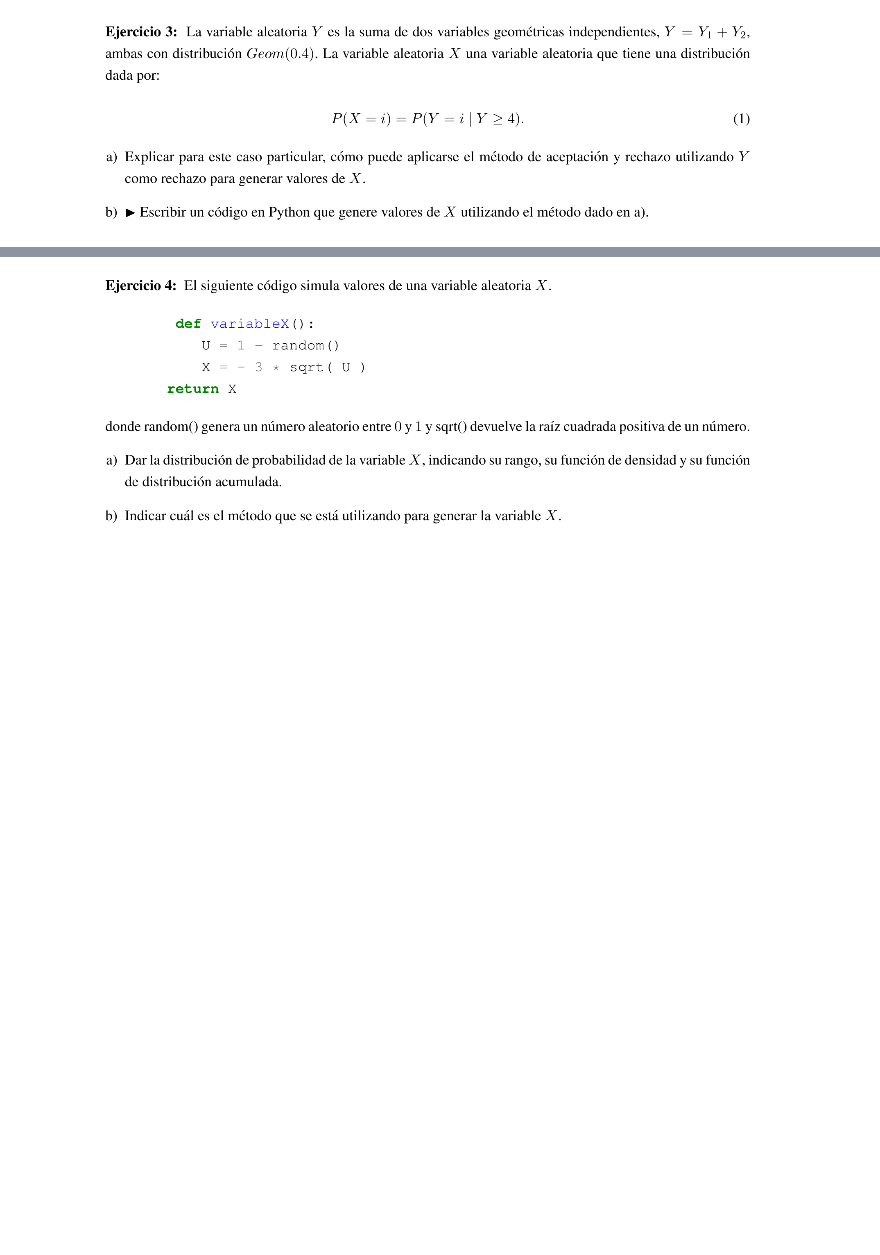
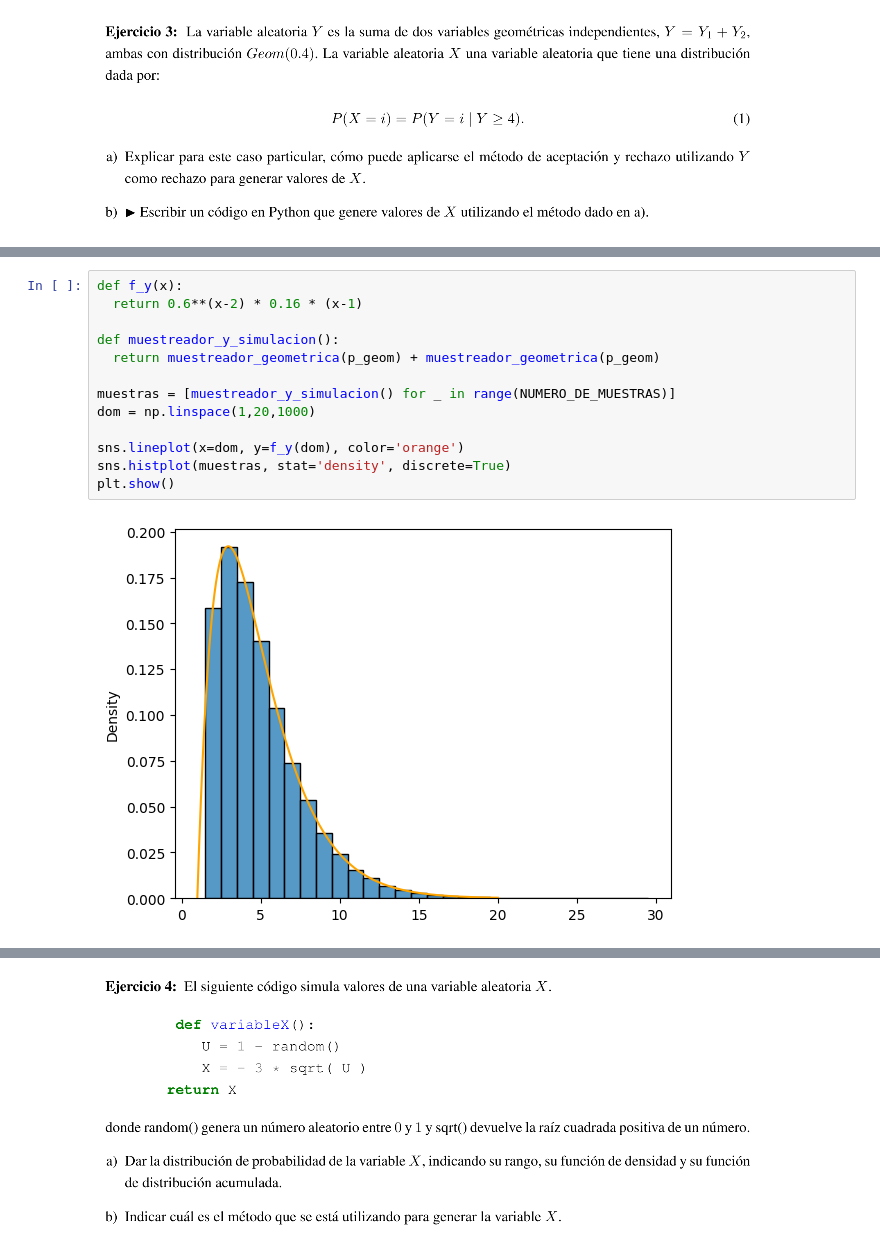
Before and after one commit to vmatiasw/modelos_y_simulacion, a Jupyter notebook: Parcial_2_2023_06_22.ipynb, the cells around one changed output, grey strips where cells are left out. Saved outputs shown, nothing was run; the diff lists cells and outputs as text; blank space fills up the shorter version.

```diff
--- a/Parcial_2_2023_06_22.ipynb
+++ b/Parcial_2_2023_06_22.ipynb
@@ -116,0 +134,15 @@ plt.show()
+# %%
+def f_y(x):
+  return 0.6**(x-2) * 0.16 * (x-1)
+
+def muestreador_y_simulacion():
+  return muestreador_geometrica(p_geom) + muestreador_geometrica(p_geom)
+
+muestras = [muestreador_y_simulacion() for _ in range(NUMERO_DE_MUESTRAS)]
+dom = np.linspace(1,20,1000)
+
+sns.lineplot(x=dom, y=f_y(dom), color='orange')
+sns.histplot(muestras, stat='density', discrete=True)
+plt.show()
+# %% [output]
+[figure, added]
```
Also changed, not shown: parts of 9 cells of this notebook.
